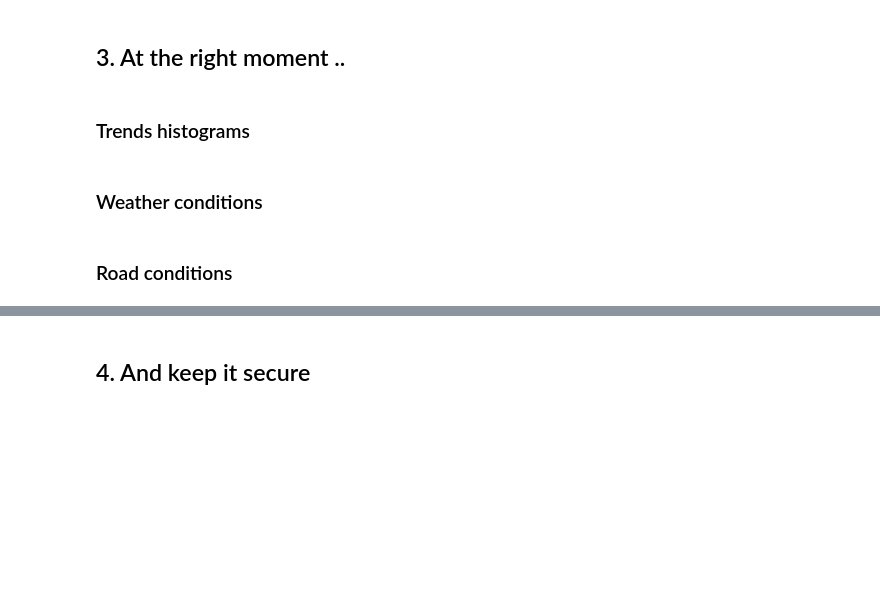
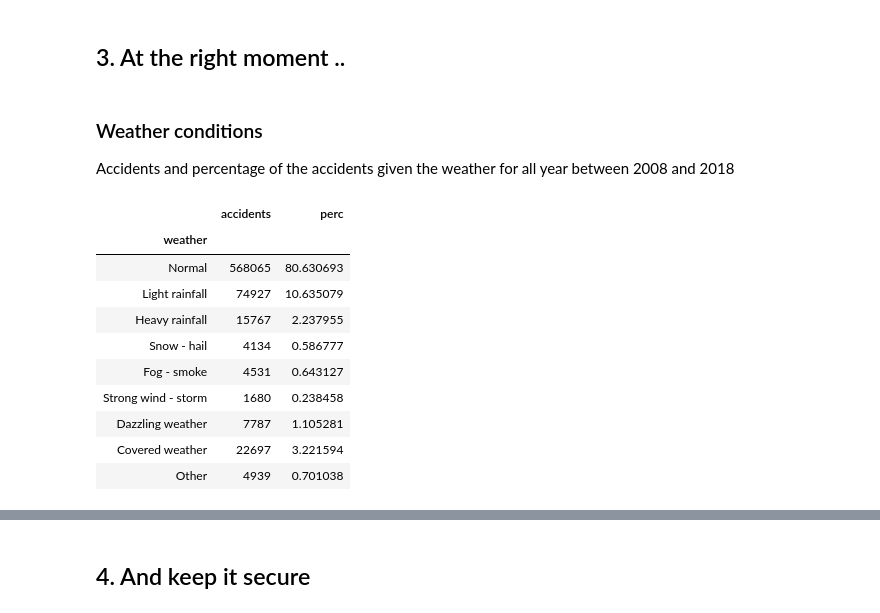
Before and after one commit to sinitame/epfl-ada-project, a Jupyter notebook: notebooks/milestone-2.ipynb, the cells around one changed output, grey strips where cells are left out. Cells and saved outputs as stored; diff of their text form; code cells hidden in the pictures; blank space fills up the shorter version.

```diff
--- a/notebooks/milestone-2.ipynb
+++ b/notebooks/milestone-2.ipynb
@@ -229,9 +231,21 @@ get_car_injuries_df(data_2018, dead_only=True)
 | 6.0 | 1 |
 # %% [markdown]
 ## 3. At the right moment ..
-# %% [markdown]
-### Trends histograms
-# %% [markdown]
-### Weather conditions
-# %% [markdown]
-### Road conditions
+# %% [markdown]
+### Weather conditions
+
+Accidents and percentage of the accidents given the weather for all year between 2008 and 2018
+# %%
+get_accident_per_weather_years(list(range(2008, 2019)))
+# %% [output]
+|  | accidents | perc |
+| weather |  |  |
+| Normal | 568065 | 80.630693 |
+| Light rainfall | 74927 | 10.635079 |
+| Heavy rainfall | 15767 | 2.237955 |
+| Snow - hail | 4134 | 0.586777 |
+| Fog - smoke | 4531 | 0.643127 |
+| Strong wind - storm | 1680 | 0.238458 |
+| Dazzling weather | 7787 | 1.105281 |
+| Covered weather | 22697 | 3.221594 |
+| Other | 4939 | 0.701038 |
```
Also changed, not shown: parts of 21 cells of this notebook.
